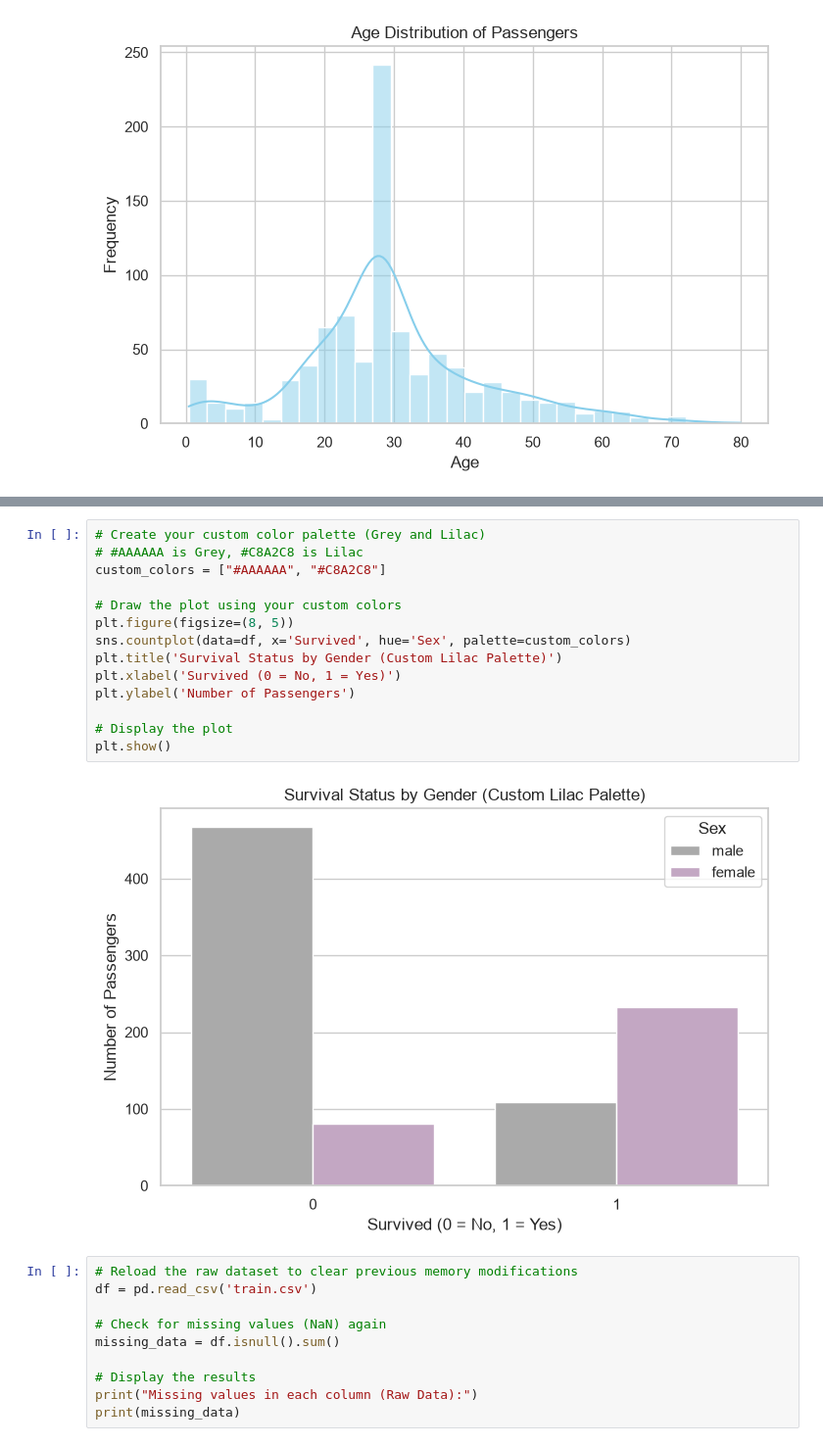
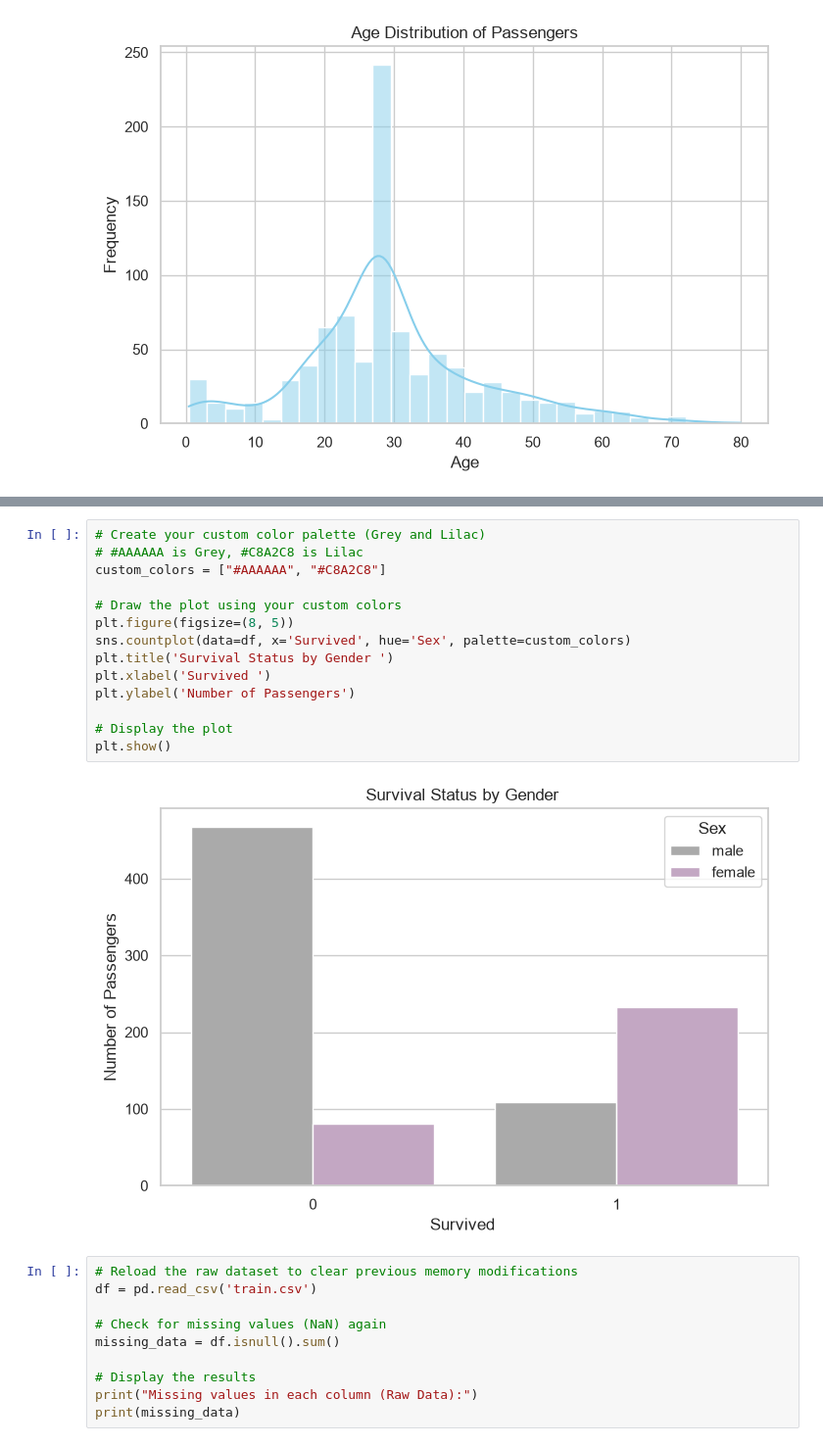
Before and after one commit to semribahar/titanic_survivors, a Jupyter notebook: titanic_eda.ipynb, the cells around one changed output, grey strips where cells are left out. Shown at 98% size. Drawn from its saved outputs; the diff is of its cells as text.

```diff
--- a/titanic_eda.ipynb
+++ b/titanic_eda.ipynb
@@ -130,19 +111,19 @@ plt.show()
 # %%
 # Create your custom color palette (Grey and Lilac)
 # #AAAAAA is Grey, #C8A2C8 is Lilac
 custom_colors = ["#AAAAAA", "#C8A2C8"]
 
 # Draw the plot using your custom colors
 plt.figure(figsize=(8, 5))
 sns.countplot(data=df, x='Survived', hue='Sex', palette=custom_colors)
-plt.title('Survival Status by Gender (Custom Lilac Palette)')
-plt.xlabel('Survived (0 = No, 1 = Yes)')
+plt.title('Survival Status by Gender ')
+plt.xlabel('Survived ')
 plt.ylabel('Number of Passengers')
 
 # Display the plot
 plt.show()
 # %% [output]
-[figure, old version]
+[figure, new version]
 # %%
 # Reload the raw dataset to clear previous memory modifications
 df = pd.read_csv('train.csv')
```
Also changed, not shown: parts of 5 cells of this notebook, 1 other file.
